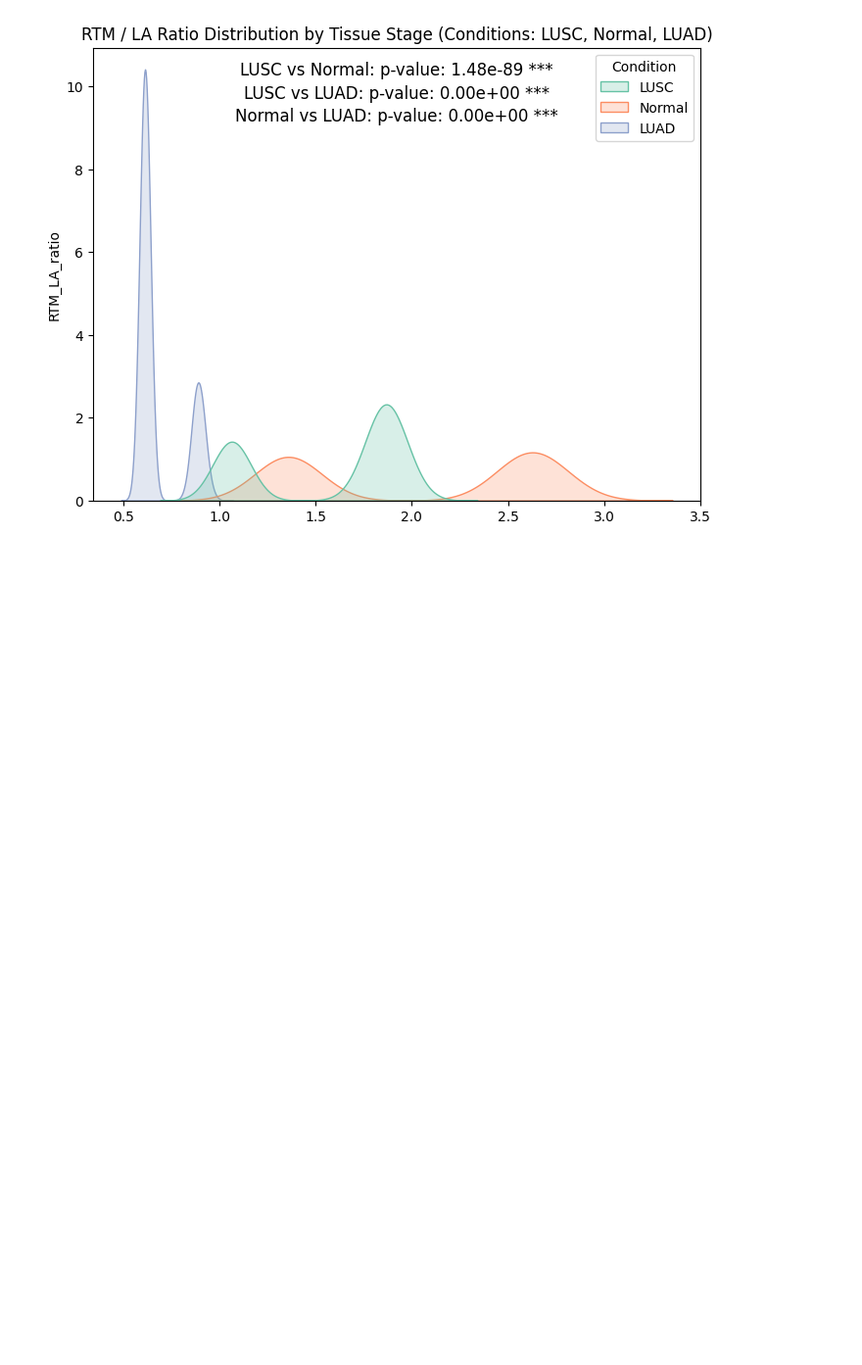
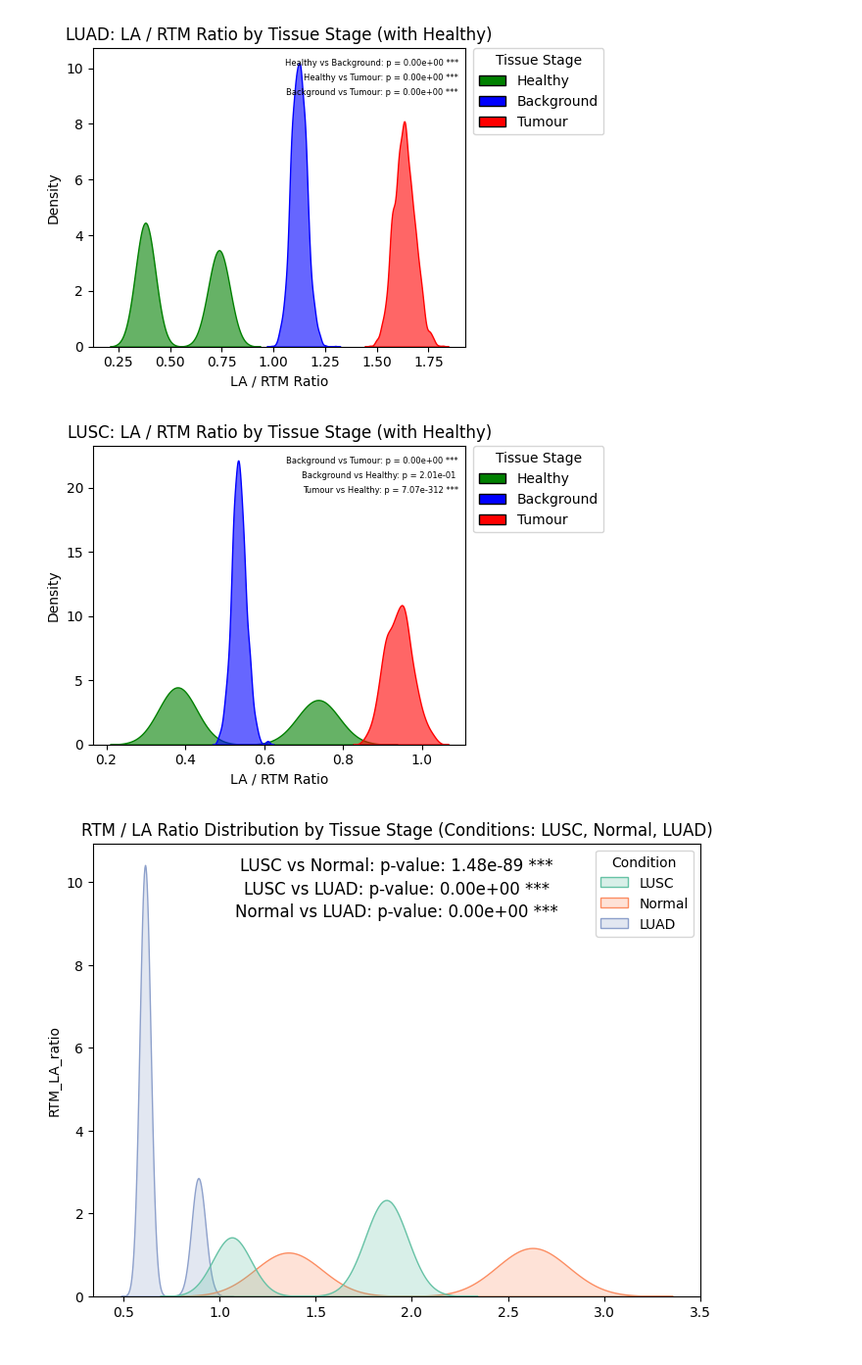
Before and after one commit to BMGLab/Project_LAMs, a Jupyter notebook: notebooks/RTM_LAM_ratio.ipynb, the cells around one changed output. Shown at 98% size. Drawn from its saved outputs; the diff is of its cells as text; code cells hidden in the pictures; blank space fills up the shorter version.

```diff
--- a/notebooks/RTM_LAM_ratio.ipynb
+++ b/notebooks/RTM_LAM_ratio.ipynb
@@ -132,3 +108,78 @@ plt.show()
+# %%
+import os
+import matplotlib.pyplot as plt
+import seaborn as sns
+import itertools
+from scipy import stats
+from matplotlib.patches import Patch
+
+# Ensure results directory exists
+os.makedirs("../figures", exist_ok=True)
+
+# Calculate the LA / RTM ratio
+df['LA_RTM_ratio'] = df['LA_TAMs'] / df['RTM_TAMs']
+
+# Define custom color palette
+custom_palette = {
+    'Healthy': 'green',
+    'Background': 'blue',
+    'Tumour': 'red'  # Make sure this matches your actual df['TissueStage'] values
+}
+
+# Define custom legend patches
+legend_elements = [Patch(facecolor=color, edgecolor='black', label=label)
+                   for label, color in custom_palette.items()]
+
+for condition in ['LUAD', 'LUSC']:
+    # Include both target condition and healthy tissue samples
+    subset = df[(df['Condition'] == condition) | (df['TissueStage'] == 'Healthy')]
+
+    fig, ax = plt.subplots(figsize=(6, 4))
+
+    # Plot KDE with custom color palette, suppress auto-legend
+    sns.kdeplot(data=subset, x="LA_RTM_ratio", hue="TissueStage", fill=True,
+                palette=custom_palette, common_norm=False, alpha=0.6, ax=ax, legend=False)
+
+    # Add custom legend outside the plot
+    ax.legend(handles=legend_elements, title='Tissue Stage',
+              bbox_to_anchor=(1.02, 1), loc='upper left', borderaxespad=0.)
+
+    # Perform pairwise t-tests for all tissue stage combinations
+    stages = subset['TissueStage'].unique()
+    for i, (stage1, stage2) in enumerate(itertools.combinations(stages, 2)):
+        group1 = subset[subset['TissueStage'] == stage1]['LA_RTM_ratio']
+        group2 = subset[subset['TissueStage'] == stage2]['LA_RTM_ratio']
+
+        if len(group1) >= 2 and len(group2) >= 2:
+            t_stat, p_value = stats.ttest_ind(group1, group2, equal_var=False)
+
+            star = ''
+            if p_value < 0.001:
+                star = '***'
+            elif p_value < 0.01:
+                star = '**'
+            elif p_value < 0.05:
+                star = '*'
+
+            # Display p-value annotation on the right side
+            ax.text(0.98, 0.95 - 0.05 * i,
+                    f"{stage1} vs {stage2}: p = {p_value:.2e} {star}",
+                    ha="right", va="center", fontsize=6, color="black", transform=ax.transAxes)
+
+    # Set plot labels and title
+    ax.set_title(f"{condition}: LA / RTM Ratio by Tissue Stage (with Healthy)")
+    ax.set_xlabel("LA / RTM Ratio")
+    ax.set_ylabel("Density")
+
+    plt.tight_layout()
+
+    # Save figure as PDF
+    plt.savefig(f"../figures/{condition}_LA_RTM_ratio_distribution.pdf", bbox_inches='tight')
+
+    plt.show()
+# %% [output]
+[figure, added]
+[figure, added]
 # %%
 import seaborn as sns
 import matplotlib.pyplot as plt
```
Also changed, not shown: parts of 7 cells of this notebook, 2 other files.
